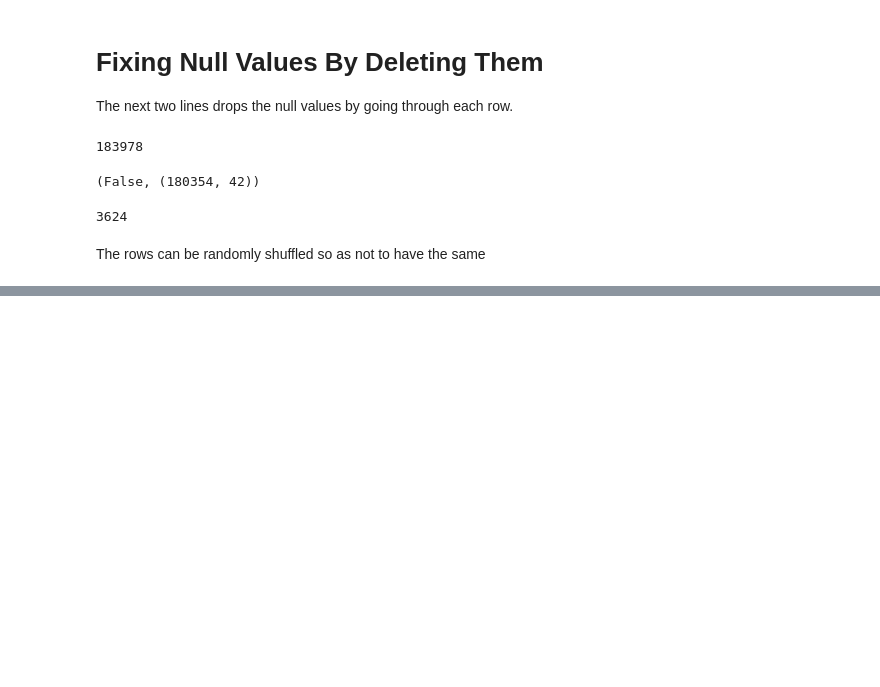
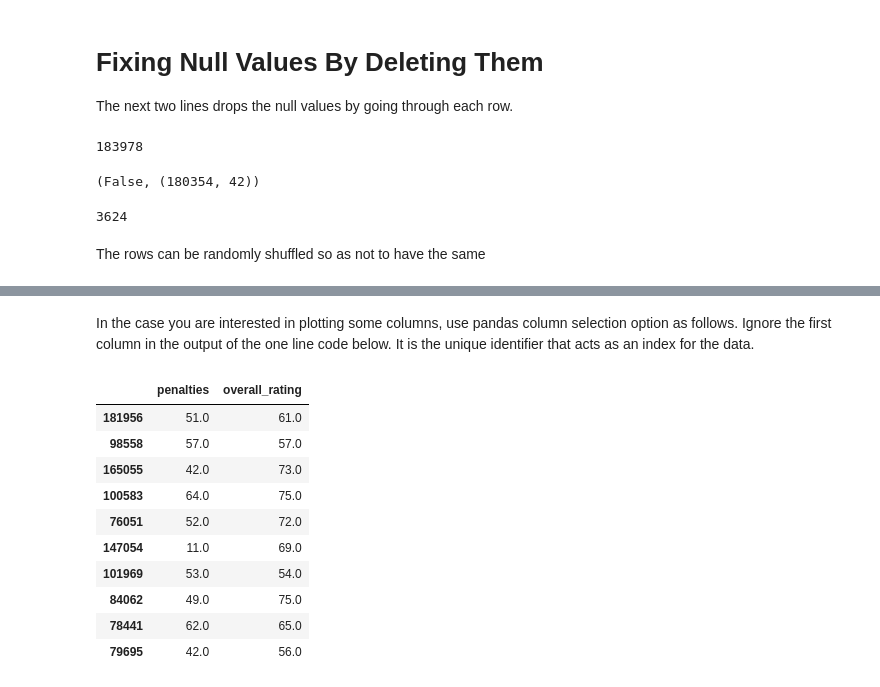
Before and after one commit to muchemicarol/Soccer-Data-Analysis, a Jupyter notebook: Soccer Data Analysis.ipynb, the cells around one changed output, grey strips where cells are left out. Drawn from its saved outputs; the diff is of its cells as text; code cells hidden in the pictures; blank space fills up the shorter version.

```diff
--- a/Soccer Data Analysis.ipynb
+++ b/Soccer Data Analysis.ipynb
@@ -132,0 +151,16 @@ df = df.reindex(np.random.permutation(df.index))
+# %% [markdown]
+In the case you are interested in plotting some columns, use pandas column selection option as follows. Ignore the first column in the output of the one line code below. It is the unique identifier that acts as an index for the data.
+# %%
+df[:10][['penalties', 'overall_rating']]
+# %% [output]
+|  | penalties | overall_rating |
+| 181956 | 51.0 | 61.0 |
+| 98558 | 57.0 | 57.0 |
+| 165055 | 42.0 | 73.0 |
+| 100583 | 64.0 | 75.0 |
+| 76051 | 52.0 | 72.0 |
+| 147054 | 11.0 | 69.0 |
+| 101969 | 53.0 | 54.0 |
+| 84062 | 49.0 | 75.0 |
+| 78441 | 62.0 | 65.0 |
+| 79695 | 42.0 | 56.0 |
```
Also changed, not shown: parts of 13 cells of this notebook.
